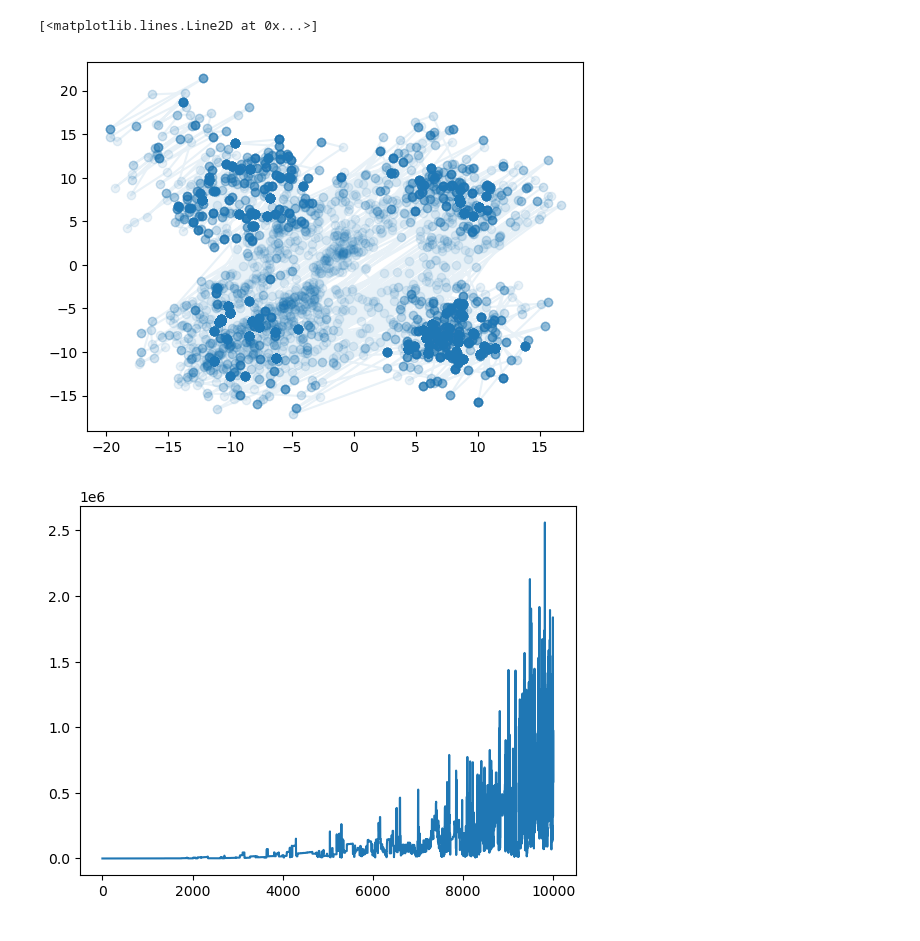
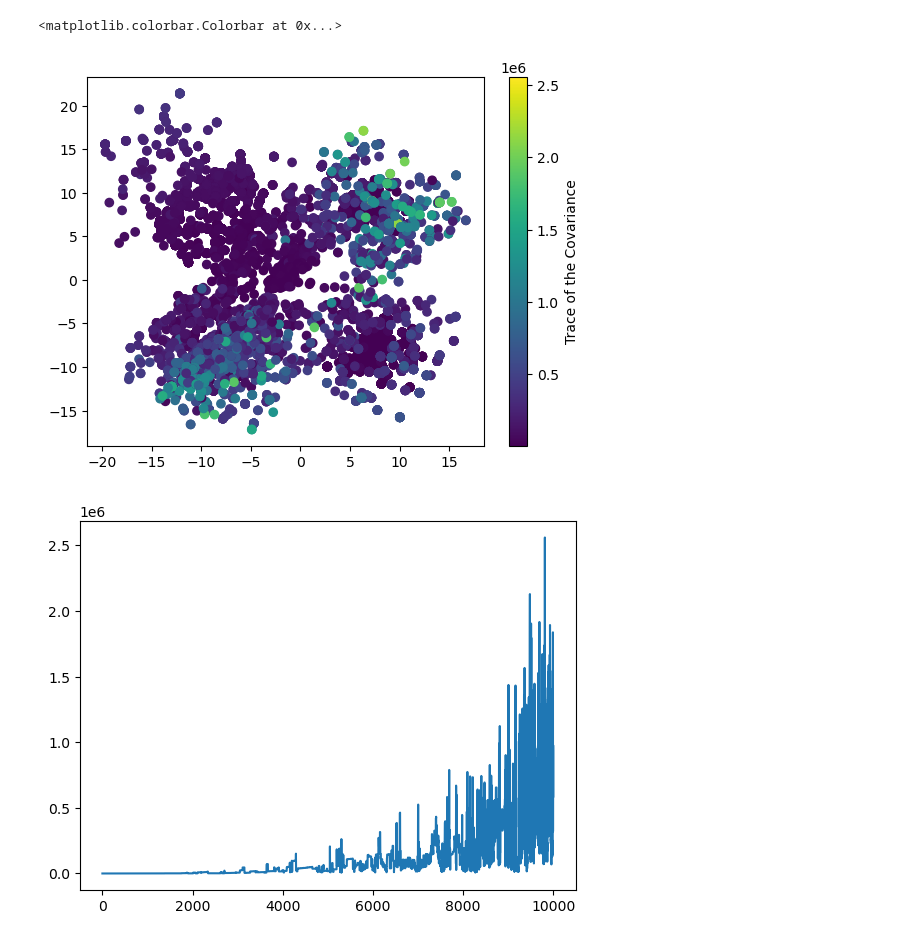
Before and after one commit to congyewang/Reinforcement-Learning-for-Adaptive-MCMC, a Jupyter notebook: Jax/V3.ipynb, the cells around one changed output. Saved outputs shown, nothing was run; the diff lists cells and outputs as text; code cells hidden in the pictures.

Commit message:
Add colour cov trace fig

```diff
--- a/Jax/V3.ipynb
+++ b/Jax/V3.ipynb
@@ -277,11 +277,14 @@ action_list = np.array([i for i in env.store_action]).reshape(-1, action_dim)
 # %%
 from matplotlib import pyplot as plt
 
 
-plt.plot(state_list[:, 0], state_list[:, 1], "o-", alpha=0.1)
+fig, ax = plt.subplots()
+sc = ax.scatter(state_list[1:, 0], state_list[1:, 1], c=(action_list[:, 0] + action_list[:, 3]), cmap='viridis')
+
+plt.colorbar(sc, label='Trace of the Covariance')
 # %% [output]
-[<matplotlib.lines.Line2D at 0x...>]
+<matplotlib.colorbar.Colorbar at 0x...>
-[figure, old version]
+[figure, new version]
 # %%
 plt.plot(action_list[:, 0] + action_list[:, 3])
 plt.show()
```
Also changed, not shown: parts of 2 cells of this notebook.
